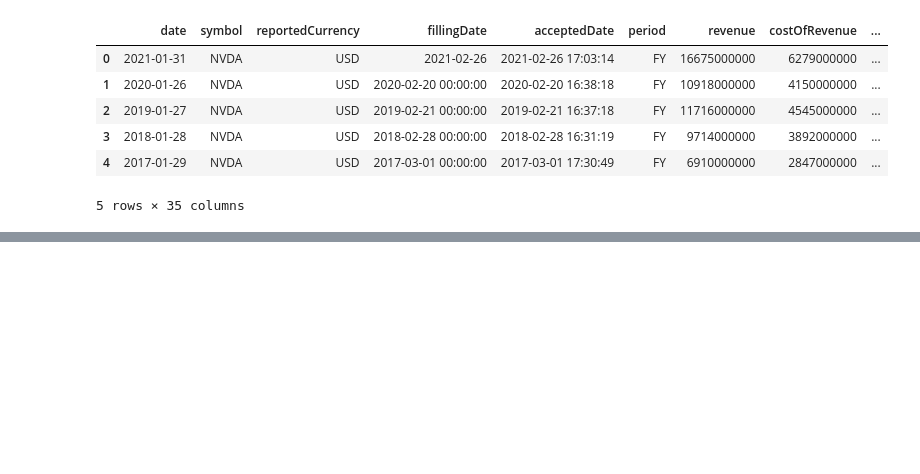
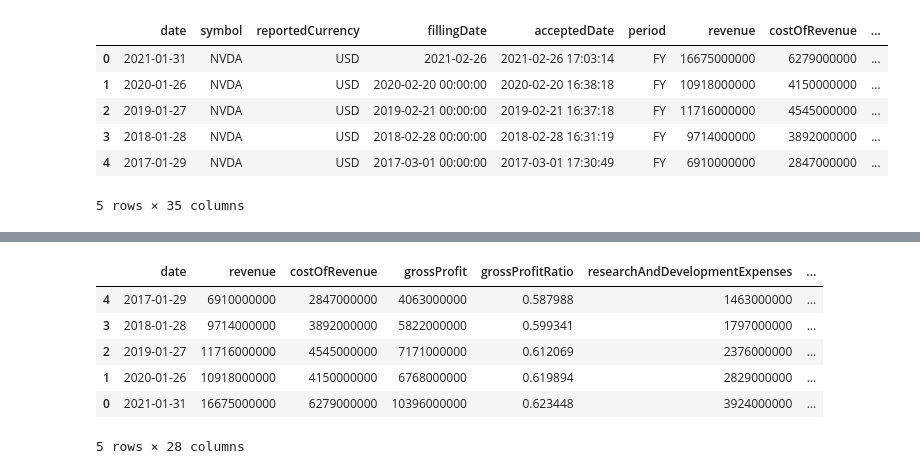
Before and after one commit to joseluistello/Python--, a Jupyter notebook: Financial_API/Working with a Financial API.ipynb, the cells around one changed output, grey strips where cells are left out. Cells and saved outputs as stored; diff of their text form; code cells hidden in the pictures; blank space fills up the shorter version.

```diff
--- a/Financial_API/Working with a Financial API.ipynb
+++ b/Financial_API/Working with a Financial API.ipynb
@@ -132,0 +127,10 @@ pandas.core.frame.DataFrame
+# %%
+df
+# %% [output]
+|  | date | revenue | costOfRevenue | grossProfit | grossProfitRatio | researchAndDevelopmentExpenses | ... |
+| 4 | 2017-01-29 | 6910000000 | 2847000000 | 4063000000 | 0.587988 | 1463000000 | ... |
+| 3 | 2018-01-28 | 9714000000 | 3892000000 | 5822000000 | 0.599341 | 1797000000 | ... |
+| 2 | 2019-01-27 | 11716000000 | 4545000000 | 7171000000 | 0.612069 | 2376000000 | ... |
+| 1 | 2020-01-26 | 10918000000 | 4150000000 | 6768000000 | 0.619894 | 2829000000 | ... |
+| 0 | 2021-01-31 | 16675000000 | 6279000000 | 10396000000 | 0.623448 | 3924000000 | ... |
+5 rows × 28 columns
```
Also changed, not shown: parts of 19 cells of this notebook.
